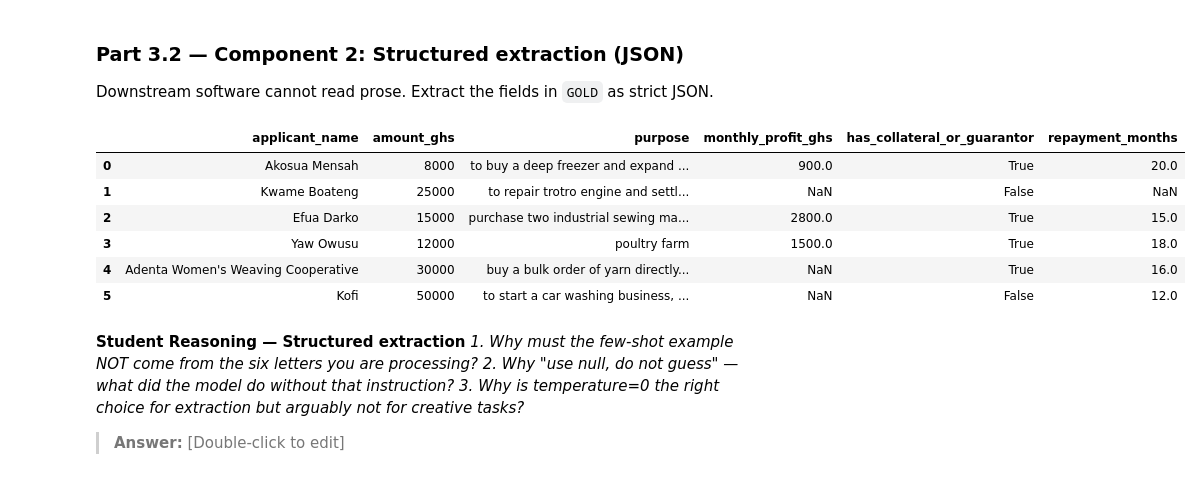
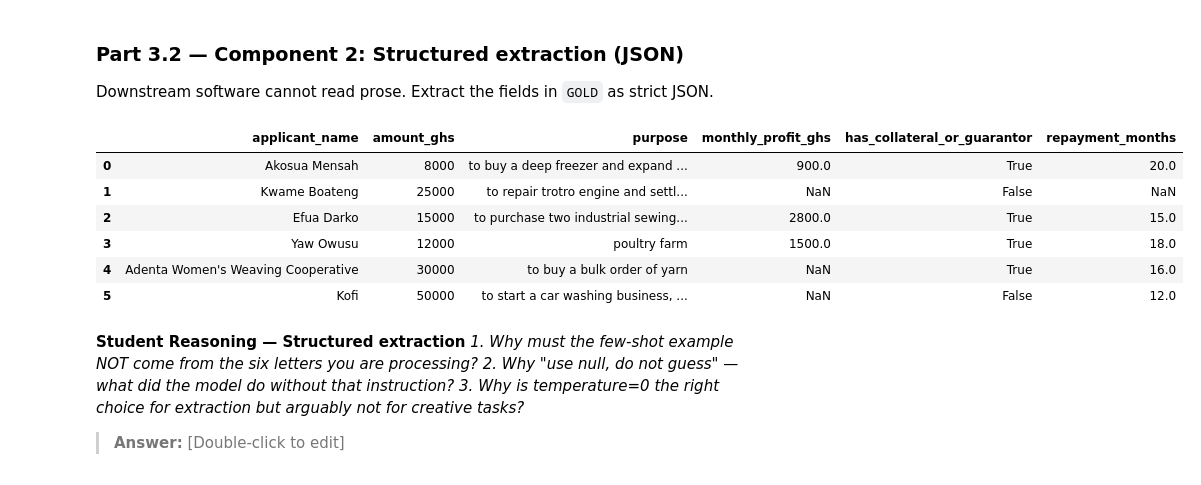
Before and after one commit to glv3r/LLMs-Lab4, a Jupyter notebook: Lab 4.ipynb, the cells around one changed output. Saved outputs shown, nothing was run; the diff lists cells and outputs as text; code cells hidden in the pictures.

```diff
--- a/Lab 4.ipynb
+++ b/Lab 4.ipynb
@@ -357,8 +357,8 @@ EXTRACT_PROMPT = "You are to carefully examine the prompt the user has given and
 #   json.loads() the result, and returns a dict. Handle parse failures gracefully
 #   (return None and print a warning).
 
-def extract_fields(letter_text):
-    r = ask_llm(letter_text, EXTRACT_PROMPT).choices[0].message.content
+def extract_fields(letter_text, temperature=0.0):
+    r = ask_llm(letter_text, EXTRACT_PROMPT, temperature=temperature).choices[0].message.content
 
     # finding the first and last bracket of a JSON object
     start = r.find("{")
@@ -368,36 +368,36 @@ def extract_fields(letter_text):
         print(f"No JSON object found in response")
         return None
 
     try:
         return json.loads(r[start:end + 1])
 
     except json.JSONDecodeError as e:
         print(f"Failed to parse JSON. Error: {e.msg} at line {e.lineno}, column {e.colno}")
         return None
 
 
 
 
 
 # TODO: Run it on ALL SIX letters; collect results into a pandas DataFrame (one row per
 #   letter) and display it.
 
 results = []
 
 for i in range(len(LETTERS)):
     r = extract_fields(LETTERS[f'L00{i+1}'])
     results.append(r)
 
 
 df = pd.DataFrame(results)
 df
 # %% [output]
 |  | applicant_name | amount_ghs | purpose | monthly_profit_ghs | has_collateral_or_guarantor | repayment_months |
 | 0 | Akosua Mensah | 8000 | to buy a deep freezer and expand ... | 900.0 | True | 20.0 |
 | 1 | Kwame Boateng | 25000 | to repair trotro engine and settl... | NaN | False | NaN |
-| 2 | Efua Darko | 15000 | purchase two industrial sewing ma... | 2800.0 | True | 15.0 |
+| 2 | Efua Darko | 15000 | to purchase two industrial sewing... | 2800.0 | True | 15.0 |
 | 3 | Yaw Owusu | 12000 | poultry farm | 1500.0 | True | 18.0 |
-| 4 | Adenta Women's Weaving Cooperative | 30000 | buy a bulk order of yarn directly... | NaN | True | 16.0 |
+| 4 | Adenta Women's Weaving Cooperative | 30000 | to buy a bulk order of yarn | NaN | True | 16.0 |
 | 5 | Kofi | 50000 | to start a car washing business, ... | NaN | False | 12.0 |
 # %% [markdown]
 **Student Reasoning — Structured extraction**
```
Also changed, not shown: parts of 9 cells of this notebook.
